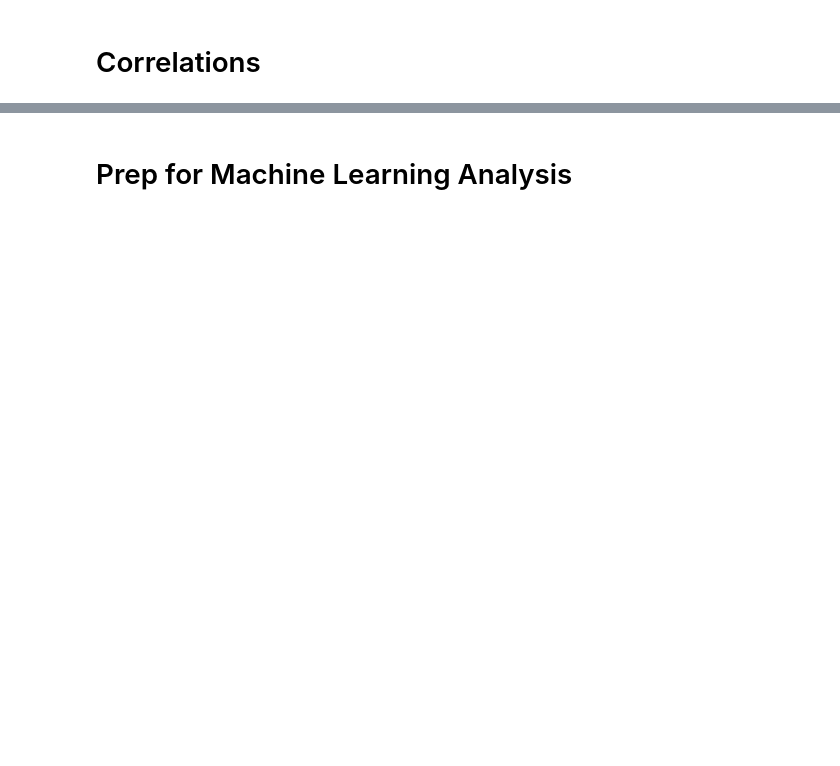
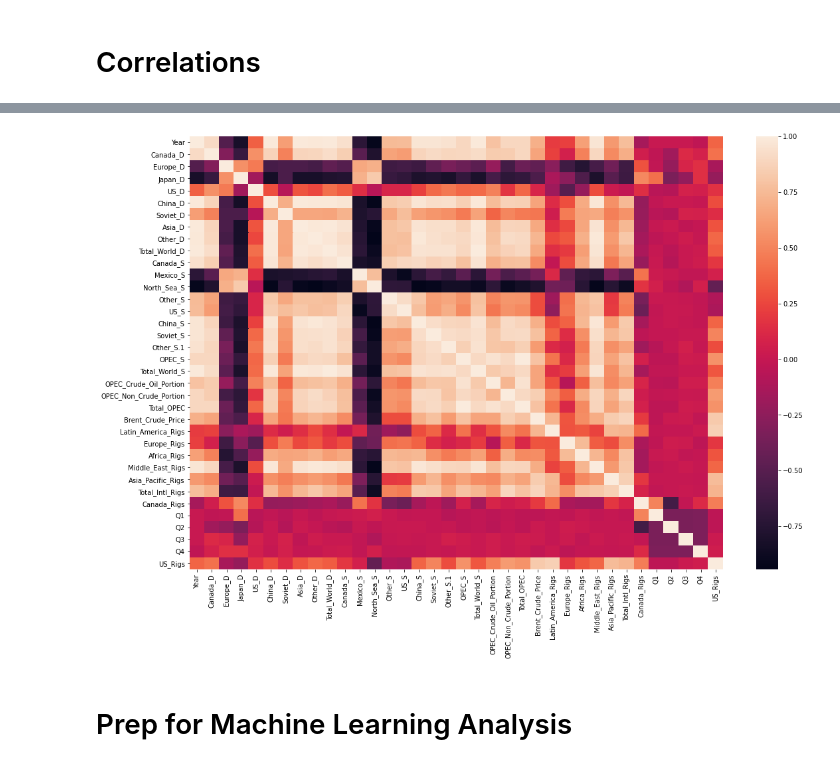
Before and after one commit to jonathanezeugo/Capstone_Project, a Jupyter notebook: Machine_Learning/Oil_ML.ipynb, the cells around one changed output, grey strips where cells are left out. Cells and saved outputs as stored; diff of their text form; code cells hidden in the pictures; blank space fills up the shorter version.

```diff
--- a/Machine_Learning/Oil_ML.ipynb
+++ b/Machine_Learning/Oil_ML.ipynb
@@ -68,7 +191,9 @@ df_scaled.corr()
 # %%
 plt.figure(figsize=(18,12))
-sns.heatmap(final_df.corr())
+sns.heatmap(df_scaled.corr())
 plt.show()
+# %% [output]
+[figure, added]
 # %% [markdown]
 # Prep for Machine Learning Analysis
 # %%
```
Also changed, not shown: parts of 35 cells of this notebook.
